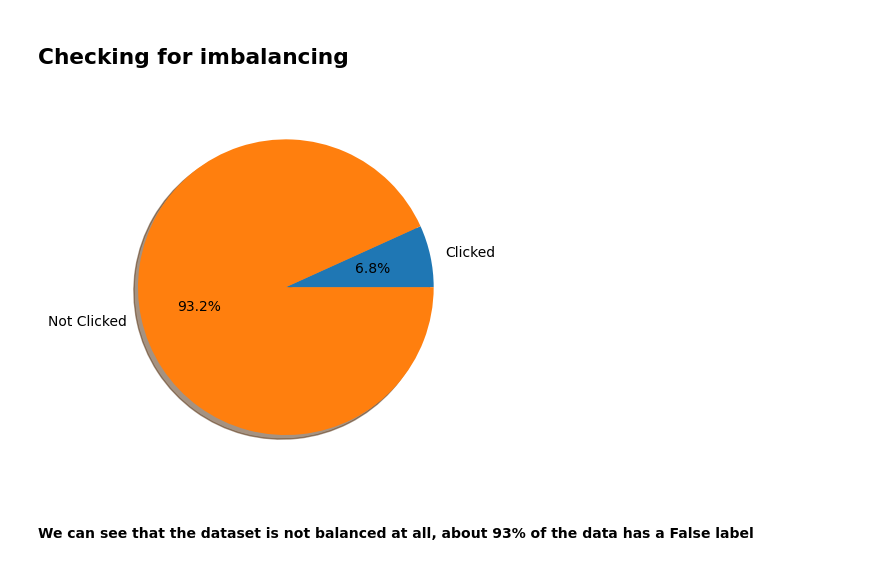
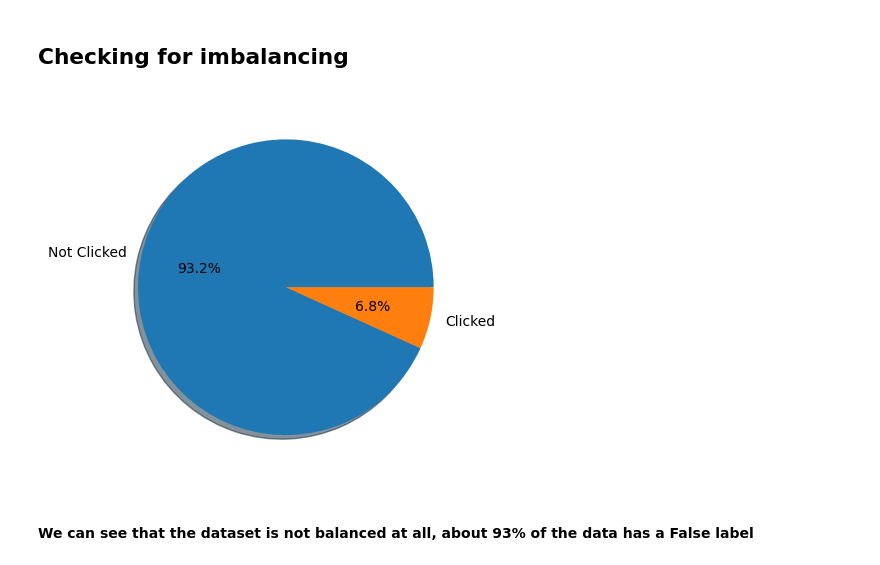
Before and after one commit to liorkaspa/IntroDS, a Jupyter notebook: CourseProject.ipynb, the cells around one changed output. Saved outputs shown, nothing was run; the diff lists cells and outputs as text; code cells hidden in the pictures.

```diff
--- a/CourseProject.ipynb
+++ b/CourseProject.ipynb
@@ -123,12 +129,12 @@ Text(0.5, 1.0, 'new_data correlation')
 # %% [markdown]
 ## Checking for imbalancing
 # %%
-y = np.array([df_train.clicked.sum(),df_train.shape[0]-df_train.clicked.sum()])
-mylabels = ["Clicked","Not Clicked"]
+y=df_train.clicked.value_counts()
+mylabels = ["Not Clicked","Clicked"]
 plt.pie(y, labels = mylabels,autopct='%1.1f%%', shadow = True)
 plt.show()
 # %% [output]
-[figure, old version]
+[figure, new version]
 # %% [markdown]
 #### We can see that the dataset is not balanced at all, about 93% of the data has a False label
 # %% [markdown]
```
Also changed, not shown: parts of 15 cells of this notebook.
